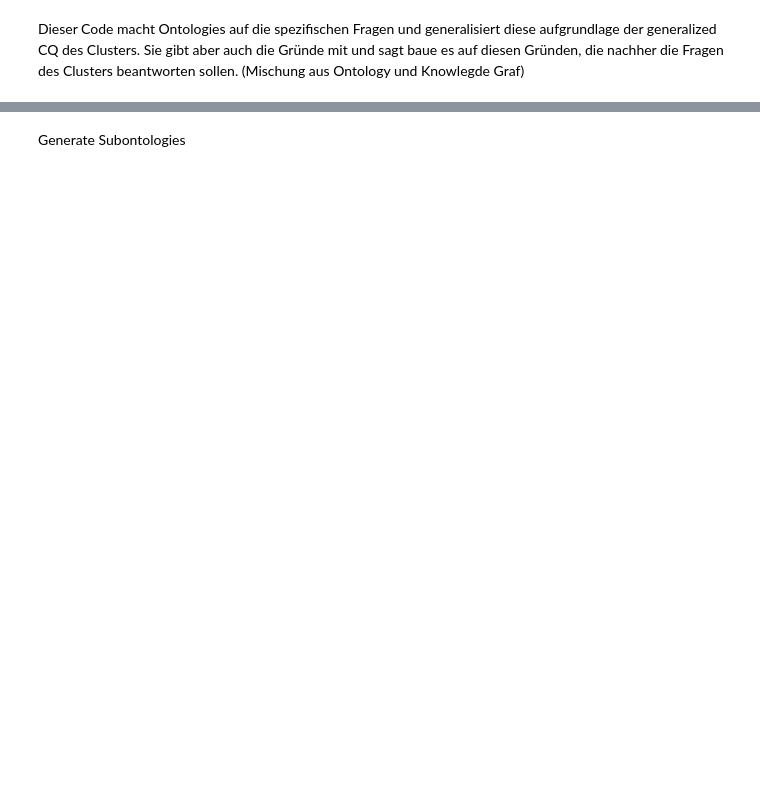
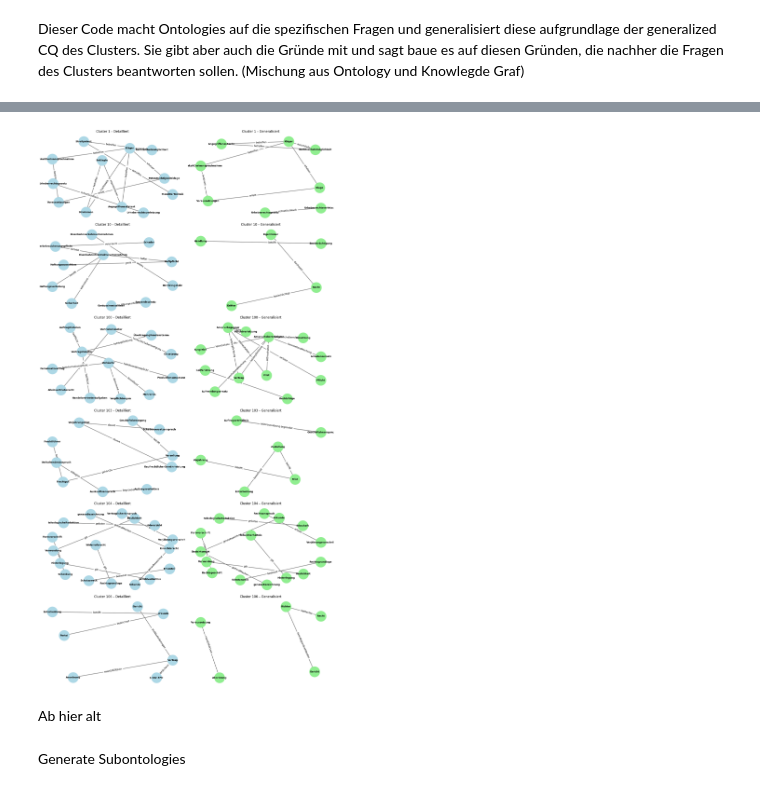
Before and after one commit to fabianstrue/CapstoneDATEV25, a Jupyter notebook: generate_ontology_chiara_sources.ipynb, the cells around one changed output, grey strips where cells are left out. Saved outputs shown, nothing was run; the diff lists cells and outputs as text; code cells hidden in the pictures; blank space fills up the shorter version.

```diff
--- a/generate_ontology_chiara_sources.ipynb
+++ b/generate_ontology_chiara_sources.ipynb
@@ -3,3 +275,79 @@ Dieser Code macht Ontologies auf die spezifischen Fragen und generalisiert diese
+# %%
+import json
+import os
+import matplotlib.pyplot as plt
+import networkx as nx
+import numpy as np
+
+# === Load ontology data ===
+detailed_path = "ontology_output/ontology_from_clustered_cqs_with_sources.json"
+generalized_path = "ontology_output/generalized_ontology_per_gcq_with_sources.json"
+
+with open(detailed_path, "r", encoding="utf-8") as f:
+    detailed_data = json.load(f)
+
+with open(generalized_path, "r", encoding="utf-8") as f:
+    generalized_data = json.load(f)
+
+# === Config ===
+num_graphs = min(8, len(generalized_data))  # Maximal 8 Cluster vergleichen
+cols = 2  # Links: detailliert, rechts: generalisiert
+rows = num_graphs
+
+fig, axes = plt.subplots(rows, cols, figsize=(16, rows * 5))
+axes = np.atleast_2d(axes)
+
+# === Zeichne beide Ontologien nebeneinander ===
+for i, cluster_id in enumerate(list(generalized_data.keys())[:num_graphs]):
+    # === DETAILED ===
+    detailed = detailed_data.get(cluster_id, {}).get("ontology", {})
+    G1 = nx.DiGraph()
+    used_nodes1 = set()
+    for rel in detailed.get("relationships", []):
+        if isinstance(rel, list) and len(rel) == 3:
+            G1.add_edge(rel[0], rel[2], label=rel[1])
+            used_nodes1.update([rel[0], rel[2]])
+    G1.add_nodes_from(used_nodes1)
+
+    pos1 = nx.spring_layout(G1, k=2.0, seed=42)
+    ax1 = axes[i][0]
+    ax1.set_title(f"{cluster_id} – Detailliert", fontsize=12)
+    nx.draw_networkx_nodes(G1, pos1, ax=ax1, node_color="lightblue", node_size=1600)
+    nx.draw_networkx_labels(G1, pos1, ax=ax1, font_size=9, font_weight="bold")
+    nx.draw_networkx_edges(G1, pos1, ax=ax1, edge_color="gray", arrows=True, arrowsize=20, width=2)
+    edge_labels1 = nx.get_edge_attributes(G1, "label")
+    nx.draw_networkx_edge_labels(G1, pos1, edge_labels=edge_labels1, font_size=9, ax=ax1, label_pos=0.6)
+    ax1.axis("off")
+
+    # === GENERALIZED ===
+    generalized_block = generalized_data.get(cluster_id, {}).get("generalized_ontology", {})
+    generalized = generalized_block.get("ontology", generalized_block)
+    G2 = nx.DiGraph()
+    used_nodes2 = set()
+    for rel in generalized.get("relationships", []):
+        if isinstance(rel, list) and len(rel) == 3:
+            G2.add_edge(rel[0], rel[2], label=rel[1])
+            used_nodes2.update([rel[0], rel[2]])
+    G2.add_nodes_from(used_nodes2)
+
+    pos2 = nx.spring_layout(G2, k=2.0, seed=42)
+    ax2 = axes[i][1]
+    ax2.set_title(f"{cluster_id} – Generalisiert", fontsize=12)
+    nx.draw_networkx_nodes(G2, pos2, ax=ax2, node_color="lightgreen", node_size=1600)
+    nx.draw_networkx_labels(G2, pos2, ax=ax2, font_size=9, font_weight="bold")
+    nx.draw_networkx_edges(G2, pos2, ax=ax2, edge_color="gray", arrows=True, arrowsize=20, width=2)
+    edge_labels2 = nx.get_edge_attributes(G2, "label")
+    nx.draw_networkx_edge_labels(G2, pos2, edge_labels=edge_labels2, font_size=9, ax=ax2, label_pos=0.6)
+    ax2.axis("off")
+
+# === Speichern und anzeigen ===
+plt.tight_layout()
+plt.savefig("vergleich_detailliert_vs_generalisiert_mit_quellen.pdf", bbox_inches="tight")
+plt.show()
+# %% [output]
+[figure, added]
+# %% [markdown]
+Ab hier alt
 # %%
 import os
 from mistralai import Mistral
```
Also changed, not shown: parts of 6 cells of this notebook, 9 other files.
